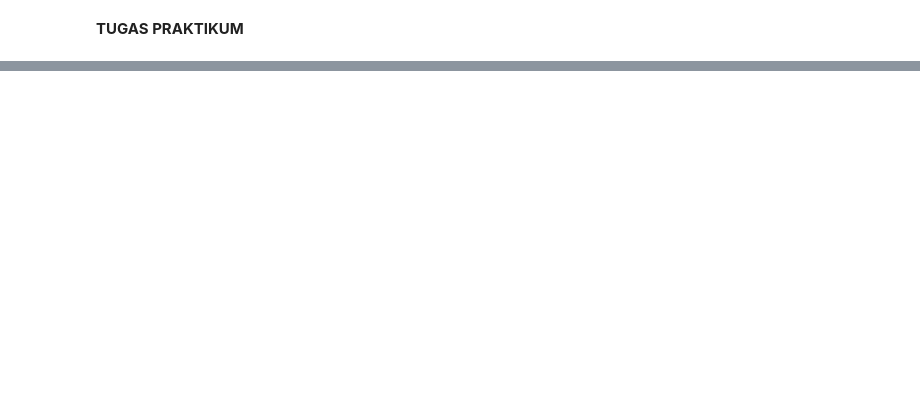
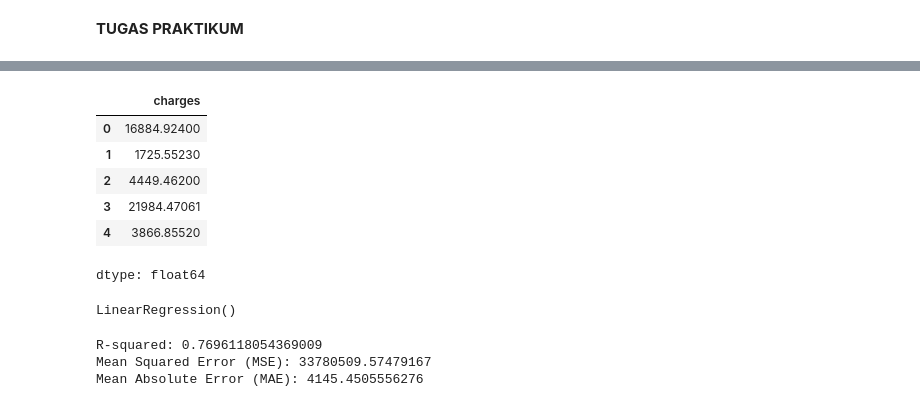
Before and after one commit to sbylash/23_Shasia-Sasa_ML, a Jupyter notebook: Week3.ipynb, the cells around one changed output, grey strips where cells are left out. Saved outputs shown, nothing was run; the diff lists cells and outputs as text; code cells hidden in the pictures; blank space fills up the shorter version.

```diff
--- a/Week3.ipynb
+++ b/Week3.ipynb
@@ -137,2 +226,15 @@ plt.show()
 # %% [markdown]
 **TUGAS PRAKTIKUM**
+# %%
+import pandas as pd
+from sklearn.model_selection import train_test_split
+from sklearn.preprocessing import OneHotEncoder
+from sklearn.compose import ColumnTransformer
+from sklearn.linear_model import LinearRegression
+from sklearn.metrics import r2_score, mean_squared_error, mean_absolute_error
+
+data = pd.read_csv('/content/insurance.csv')
+
+# No. 1
+X = data.drop(columns=['charges'])
+y = data['charges']
@@ -138,0 +250,10 @@ plt.show()
+# %%
+y.head()
+# %% [output]
+|  | charges |
+| 0 | 16884.92400 |
+| 1 | 1725.55230 |
+| 2 | 4449.46200 |
+| 3 | 21984.47061 |
+| 4 | 3866.85520 |
+dtype: float64
@@ -138,0 +273,7 @@ plt.show()
+# %%
+# No. 4
+model = LinearRegression()
+
+model.fit(X_train_encoded, y_train)
+# %% [output]
+LinearRegression()
@@ -138,0 +283,13 @@ plt.show()
+# %%
+# No. 6
+r2 = r2_score(y_test, y_pred)
+mse = mean_squared_error(y_test, y_pred)
+mae = mean_absolute_error(y_test, y_pred)
+
+print(f"R-squared: {r2}")
+print(f"Mean Squared Error (MSE): {mse}")
+print(f"Mean Absolute Error (MAE): {mae}")
+# %% [output]
+R-squared: 0.7696118054369009
+Mean Squared Error (MSE): 33780509.57479167
+Mean Absolute Error (MAE): 4145.4505556276
```
Also changed, not shown: parts of 18 cells of this notebook.
